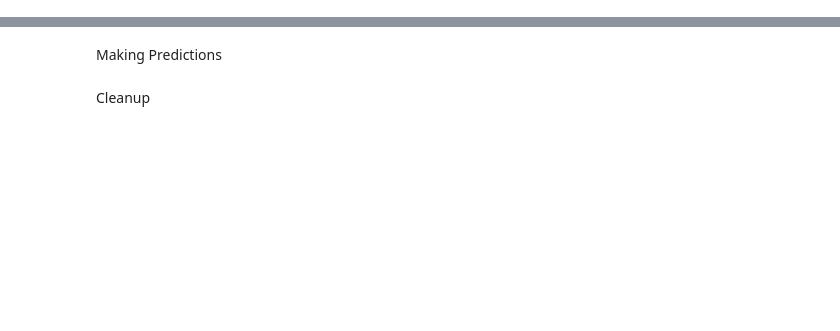
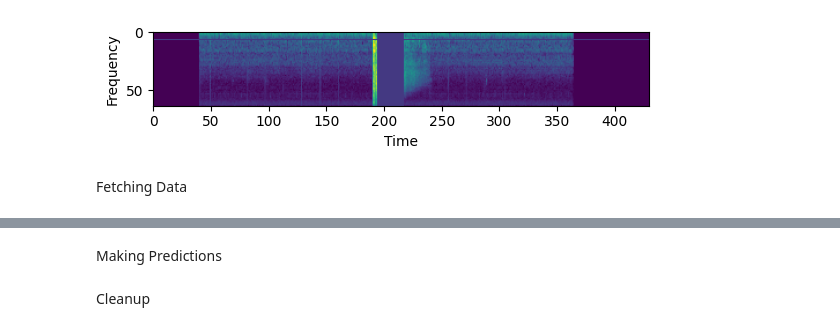
Before and after one commit to BerkeleyExpertSystemTechnologiesLab/noisedetection, a Jupyter notebook: spectrogram_model.ipynb, the cells around one changed output, grey strips where cells are left out. Drawn from its saved outputs; the diff is of its cells as text; code cells hidden in the pictures; blank space fills up the shorter version.

```diff
--- a/spectrogram_model.ipynb
+++ b/spectrogram_model.ipynb
@@ -1,3 +197,31 @@
+# %%
+import numpy as np
+def preprocess(file_name, sampling_rate, max_ms):
+  sig, sr = AudioUtil.open(file_name)
+  ((resig, sr)) = AudioUtil.rechannel((sig,sr), 2)
+  ((resig, newsr)) = AudioUtil.resample((resig, sr), sampling_rate) #standardise to a sampling rate of this
+  (sig, sr) = AudioUtil.pad_trunc((resig,newsr), max_ms)
+  (item, sr) = AudioUtil.time_shift((sig,sr), 0.2) #shift limit set to 0.2 by default, data augment
+  spectogram = AudioUtil.spectro_gram((item,sr))
+  augspec = AudioUtil.spectro_augment(spectogram)
+
+  return augspec
+
+def viewspec(spec):
+  spec = np.array(spec)
+  spec = np.transpose(spec, (1, 2, 0))
+  spec = np.mean(spec, axis=2)
+  plt.imshow(spec)
+  plt.xlabel("Time")
+  plt.ylabel("Frequency")
+  plt.show()
+
+spec = preprocess(test_path, 44100, 5000)
+viewspec(spec)
+# %% [output]
+[figure, added]
+# %% [markdown]
+Fetching Data
 # %%
 import pandas as pd
 import numpy as np
```
Also changed, not shown: parts of 41 cells of this notebook, 3 other files.
